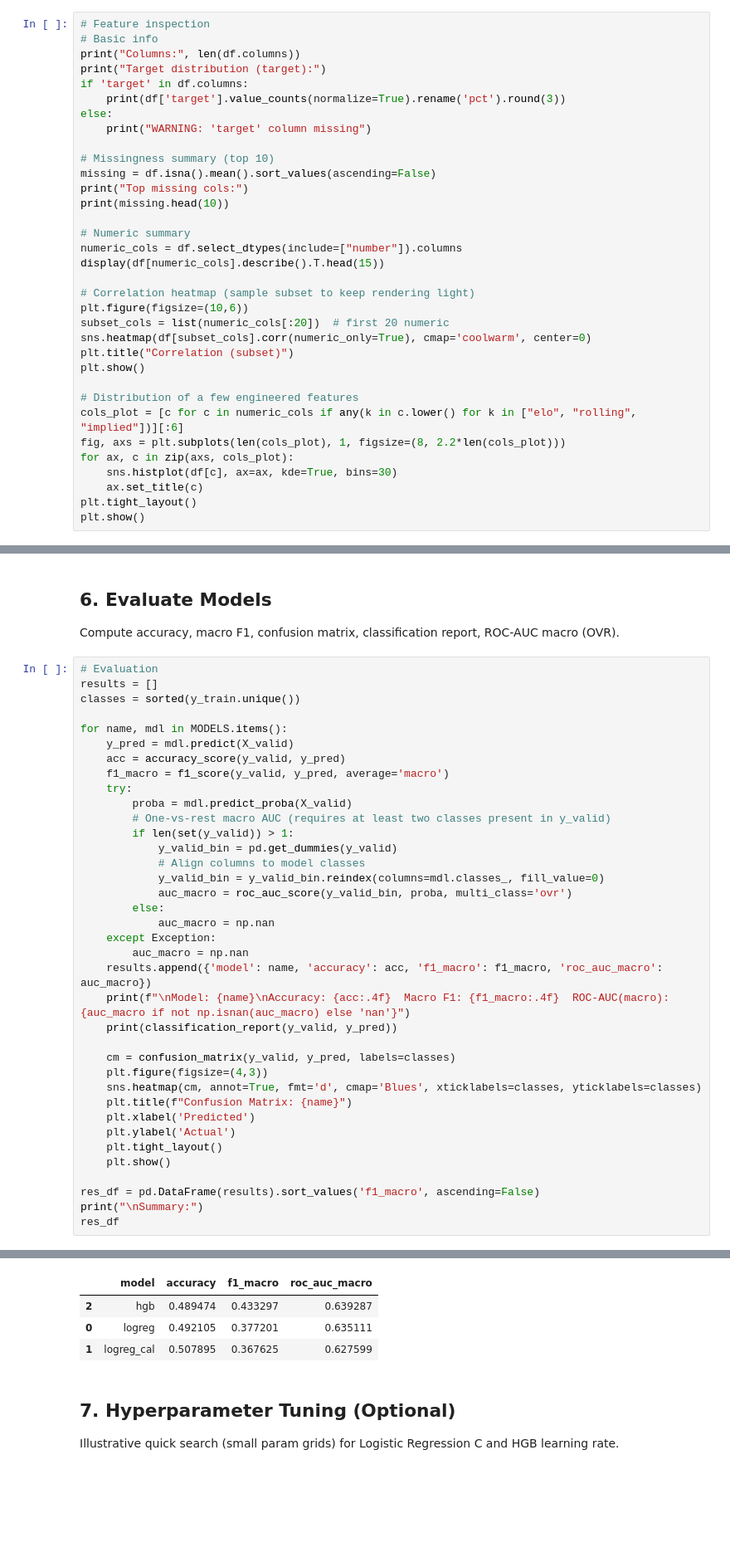
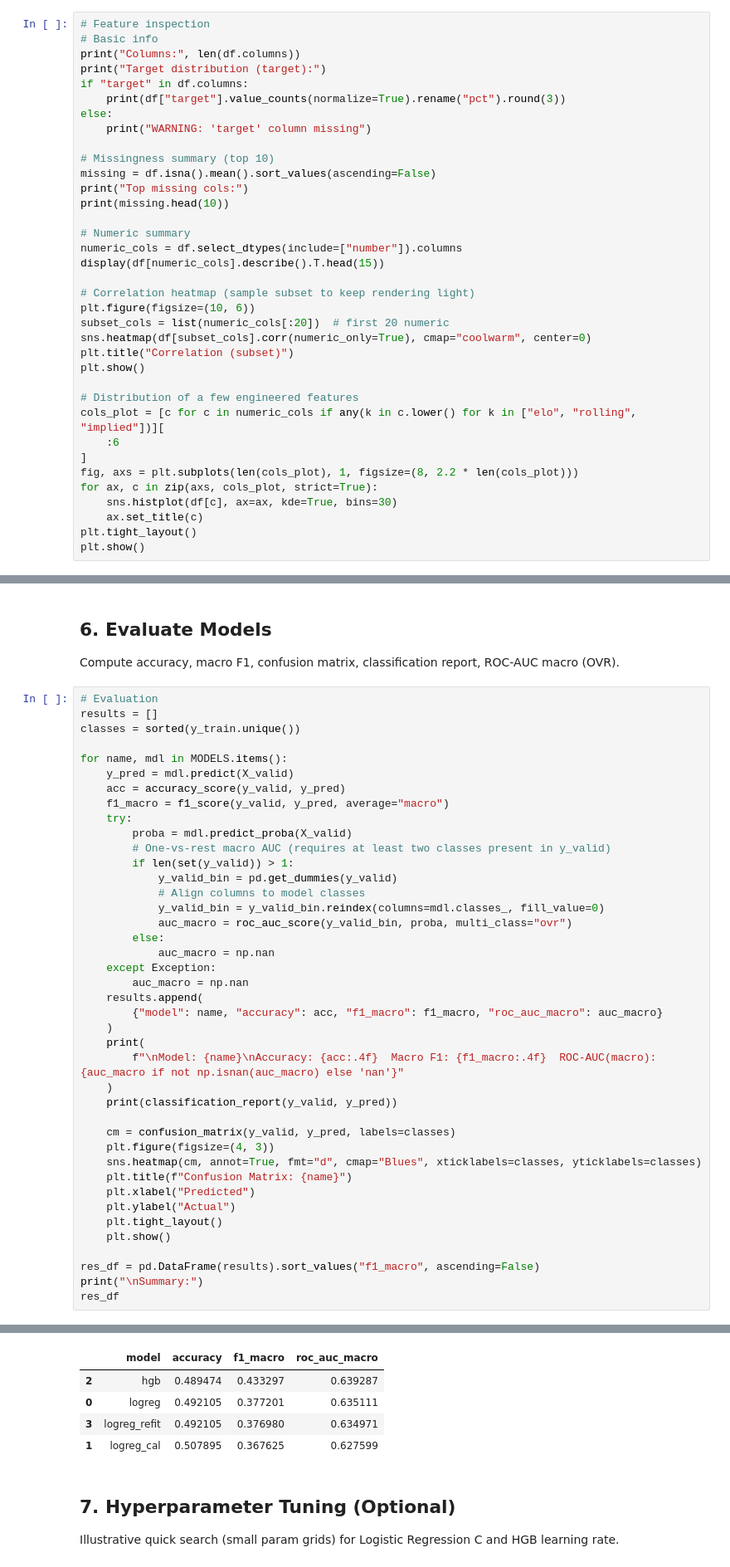
Before and after one commit to r39132/predict-epl-match-winner, a Jupyter notebook: notebooks/pipeline.ipynb, the cells around one changed output, grey strips where cells are left out. Shown: that part at 83% size. Drawn from its saved outputs; the diff is of its cells as text; blank space fills up the shorter version.

```diff
--- a/notebooks/pipeline.ipynb
+++ b/notebooks/pipeline.ipynb
@@ -108,8 +108,8 @@ Summary statistics, missingness, distributions, correlations.
 # Basic info
 print("Columns:", len(df.columns))
 print("Target distribution (target):")
-if 'target' in df.columns:
-    print(df['target'].value_counts(normalize=True).rename('pct').round(3))
+if "target" in df.columns:
+    print(df["target"].value_counts(normalize=True).rename("pct").round(3))
 else:
     print("WARNING: 'target' column missing")
 
@@ -123,16 +123,18 @@ numeric_cols = df.select_dtypes(include=["number"]).columns
 display(df[numeric_cols].describe().T.head(15))
 
 # Correlation heatmap (sample subset to keep rendering light)
-plt.figure(figsize=(10,6))
+plt.figure(figsize=(10, 6))
 subset_cols = list(numeric_cols[:20])  # first 20 numeric
-sns.heatmap(df[subset_cols].corr(numeric_only=True), cmap='coolwarm', center=0)
+sns.heatmap(df[subset_cols].corr(numeric_only=True), cmap="coolwarm", center=0)
 plt.title("Correlation (subset)")
 plt.show()
 
 # Distribution of a few engineered features
-cols_plot = [c for c in numeric_cols if any(k in c.lower() for k in ["elo", "rolling", "implied"])][:6]
-fig, axs = plt.subplots(len(cols_plot), 1, figsize=(8, 2.2*len(cols_plot)))
-for ax, c in zip(axs, cols_plot):
+cols_plot = [c for c in numeric_cols if any(k in c.lower() for k in ["elo", "rolling", "implied"])][
+    :6
+]
+fig, axs = plt.subplots(len(cols_plot), 1, figsize=(8, 2.2 * len(cols_plot)))
+for ax, c in zip(axs, cols_plot, strict=True):
     sns.histplot(df[c], ax=ax, kde=True, bins=30)
     ax.set_title(c)
 plt.tight_layout()
@@ -280,7 +288,7 @@ classes = sorted(y_train.unique())
 for name, mdl in MODELS.items():
     y_pred = mdl.predict(X_valid)
     acc = accuracy_score(y_valid, y_pred)
-    f1_macro = f1_score(y_valid, y_pred, average='macro')
+    f1_macro = f1_score(y_valid, y_pred, average="macro")
     try:
         proba = mdl.predict_proba(X_valid)
         # One-vs-rest macro AUC (requires at least two classes present in y_valid)
@@ -288,25 +296,29 @@ for name, mdl in MODELS.items():
             y_valid_bin = pd.get_dummies(y_valid)
             # Align columns to model classes
             y_valid_bin = y_valid_bin.reindex(columns=mdl.classes_, fill_value=0)
-            auc_macro = roc_auc_score(y_valid_bin, proba, multi_class='ovr')
+            auc_macro = roc_auc_score(y_valid_bin, proba, multi_class="ovr")
         else:
             auc_macro = np.nan
     except Exception:
         auc_macro = np.nan
-    results.append({'model': name, 'accuracy': acc, 'f1_macro': f1_macro, 'roc_auc_macro': auc_macro})
-    print(f"\nModel: {name}\nAccuracy: {acc:.4f}  Macro F1: {f1_macro:.4f}  ROC-AUC(macro): {auc_macro if not np.isnan(auc_macro) else 'nan'}")
+    results.append(
+        {"model": name, "accuracy": acc, "f1_macro": f1_macro, "roc_auc_macro": auc_macro}
+    )
+    print(
+        f"\nModel: {name}\nAccuracy: {acc:.4f}  Macro F1: {f1_macro:.4f}  ROC-AUC(macro): {auc_macro if not np.isnan(auc_macro) else 'nan'}"
+    )
     print(classification_report(y_valid, y_pred))
 
     cm = confusion_matrix(y_valid, y_pred, labels=classes)
-    plt.figure(figsize=(4,3))
-    sns.heatmap(cm, annot=True, fmt='d', cmap='Blues', xticklabels=classes, yticklabels=classes)
+    plt.figure(figsize=(4, 3))
+    sns.heatmap(cm, annot=True, fmt="d", cmap="Blues", xticklabels=classes, yticklabels=classes)
     plt.title(f"Confusion Matrix: {name}")
-    plt.xlabel('Predicted')
-    plt.ylabel('Actual')
+    plt.xlabel("Predicted")
+    plt.ylabel("Actual")
     plt.tight_layout()
     plt.show()
 
-res_df = pd.DataFrame(results).sort_values('f1_macro', ascending=False)
+res_df = pd.DataFrame(results).sort_values("f1_macro", ascending=False)
 print("\nSummary:")
 res_df
 # %% [output]
@@ -350,6 +374,7 @@ Summary:
 |  | model | accuracy | f1_macro | roc_auc_macro |
 | 2 | hgb | 0.489474 | 0.433297 | 0.639287 |
 | 0 | logreg | 0.492105 | 0.377201 | 0.635111 |
+| 3 | logreg_refit | 0.492105 | 0.376980 | 0.634971 |
 | 1 | logreg_cal | 0.507895 | 0.367625 | 0.627599 |
 # %% [markdown]
 ## 7. Hyperparameter Tuning (Optional)
```
Also changed, not shown: parts of 7 cells of this notebook, 1 other file.
